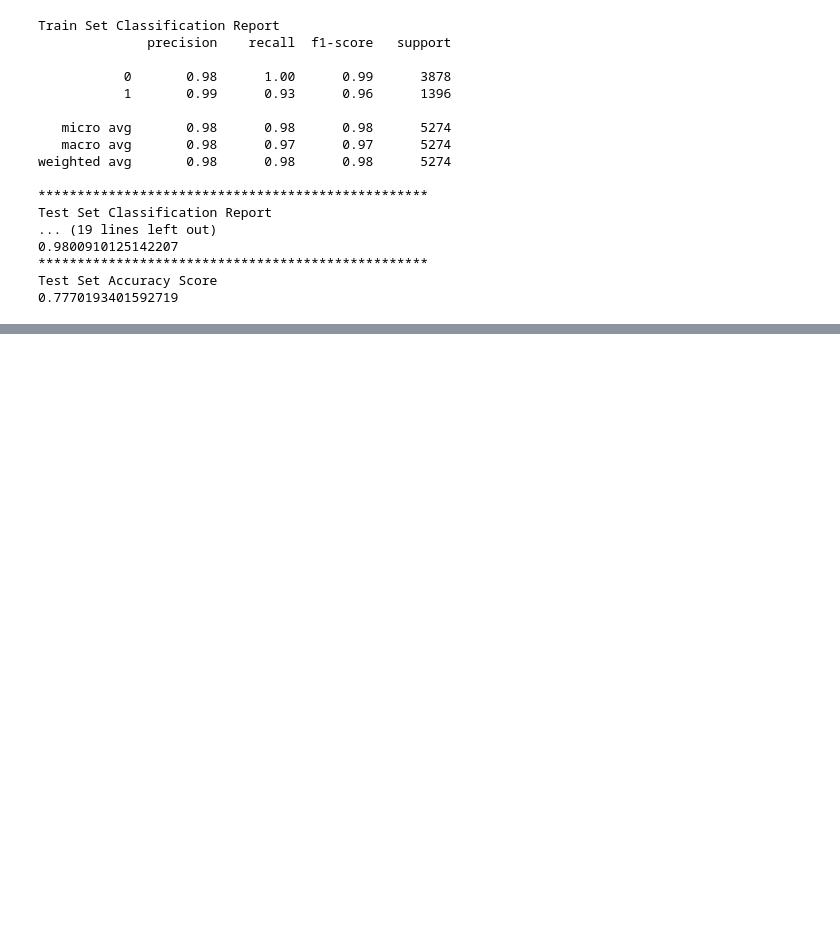
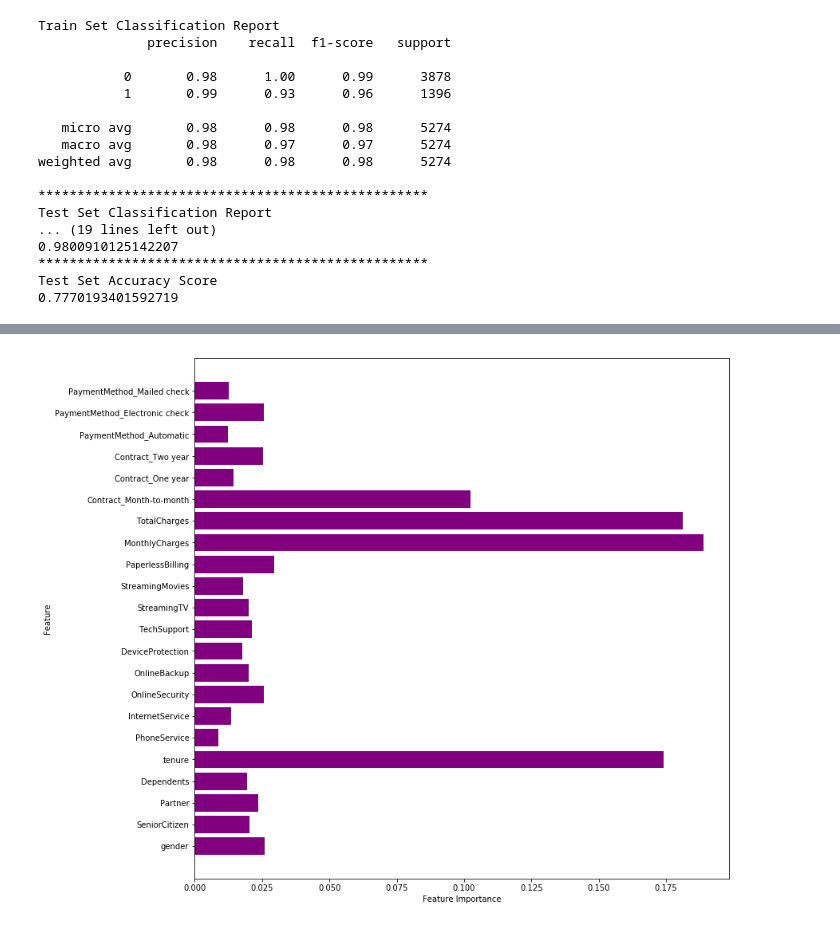
Before and after one commit to steeznation16/hackathon-jan-2019-clf, a Jupyter notebook: The-Great-Hackathon-of-January-2019.ipynb, the cells around one changed output, grey strips where cells are left out. Saved outputs shown, nothing was run; the diff lists cells and outputs as text; code cells hidden in the pictures; blank space fills up the shorter version.

Commit message:
custom predict and plot feature importance functions

```diff
--- a/The-Great-Hackathon-of-January-2019.ipynb
+++ b/The-Great-Hackathon-of-January-2019.ipynb
@@ -460,0 +493,15 @@ Test Set Accuracy Score
+# %%
+def plot_feature_importances(model):
+
+    """Visualize feature importance of selected model as determined by feature_importances_ method."""
+
+    n_features = X_train.shape[1]
+    plt.figure(figsize=(12,12))
+    plt.barh(range(n_features), model.feature_importances_, align='center', color='purple')
+    plt.yticks(np.arange(n_features), X_train.columns.values)
+    plt.xlabel("Feature Importance")
+    plt.ylabel("Feature")
+# %%
+plot_feature_importances(rf)
+# %% [output]
+[figure, added]
```
Also changed, not shown: parts of 3 cells of this notebook.
